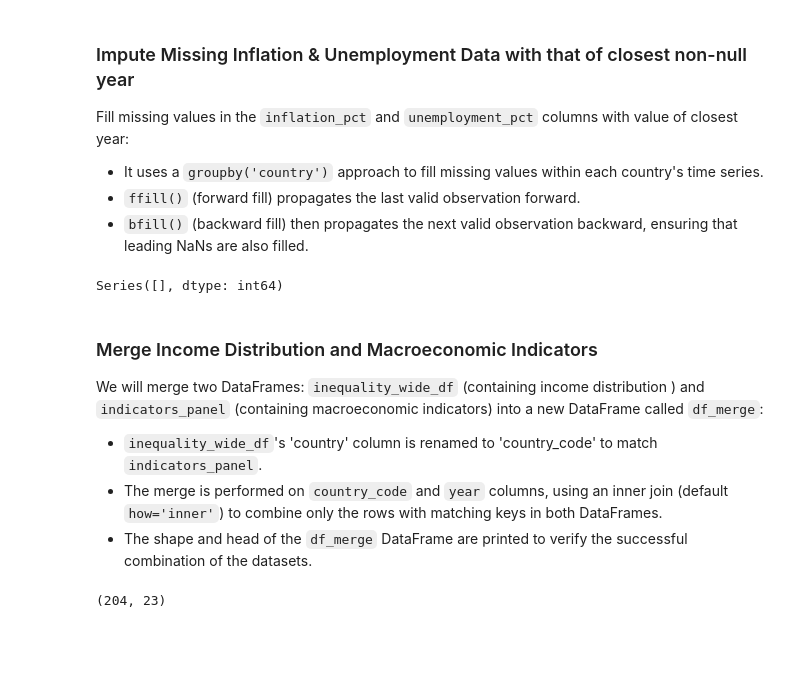
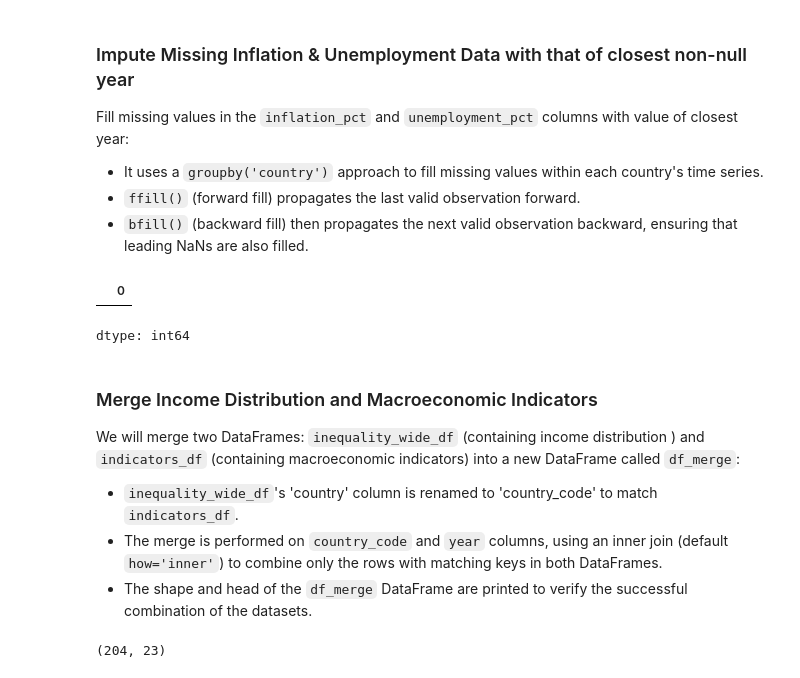
Before and after one commit to princeixr/Income_inequality, a Jupyter notebook: 602_indicators.ipynb, the cells around one changed output. Drawn from its saved outputs; the diff is of its cells as text; code cells hidden in the pictures; blank space fills up the shorter version.

```diff
--- a/602_indicators.ipynb
+++ b/602_indicators.ipynb
@@ -643,18 +634,19 @@ Fill missing values in the `inflation_pct` and `unemployment_pct` columns with v
 # %%
 imputation_list = ['unemployment_pct', 'inflation_pct', 'gdp_percap_const', 'trade_pct_gdp', 'national_income','inflation_factor', 'cpi_index', 'national_income_per_adult_nominal','net_income_real_local', 'national_income_real_usd', 'net_income_ppp','net_income_usd_fx']
 
 for col in imputation_list:
-    indicators_panel[col] = indicators_panel.groupby('country')[col].transform(lambda x: x.ffill().bfill())
+    indicators_df[col] = indicators_df.groupby('country')[col].transform(lambda x: x.ffill().bfill())
 
-missing_values = indicators_panel.isna().sum()
+missing_values = indicators_df.isna().sum()
 missing_values[missing_values > 0]
 # %% [output]
+|  | 0 |
-Series([], dtype: int64)
+dtype: int64
 # %% [markdown]
 ### Merge Income Distribution and Macroeconomic Indicators
 
-We will merge two DataFrames: `inequality_wide_df` (containing income distribution ) and `indicators_panel` (containing macroeconomic indicators) into a new DataFrame called `df_merge`:
-- `inequality_wide_df`'s 'country' column is renamed to 'country_code' to match `indicators_panel`.
+We will merge two DataFrames: `inequality_wide_df` (containing income distribution ) and `indicators_df` (containing macroeconomic indicators) into a new DataFrame called `df_merge`:
+- `inequality_wide_df`'s 'country' column is renamed to 'country_code' to match `indicators_df`.
 - The merge is performed on `country_code` and `year` columns, using an inner join (default `how='inner'`) to combine only the rows with matching keys in both DataFrames.
 - The shape and head of the `df_merge` DataFrame are printed to verify the successful combination of the datasets.
 # %%
```
Also changed, not shown: parts of 36 cells of this notebook.
